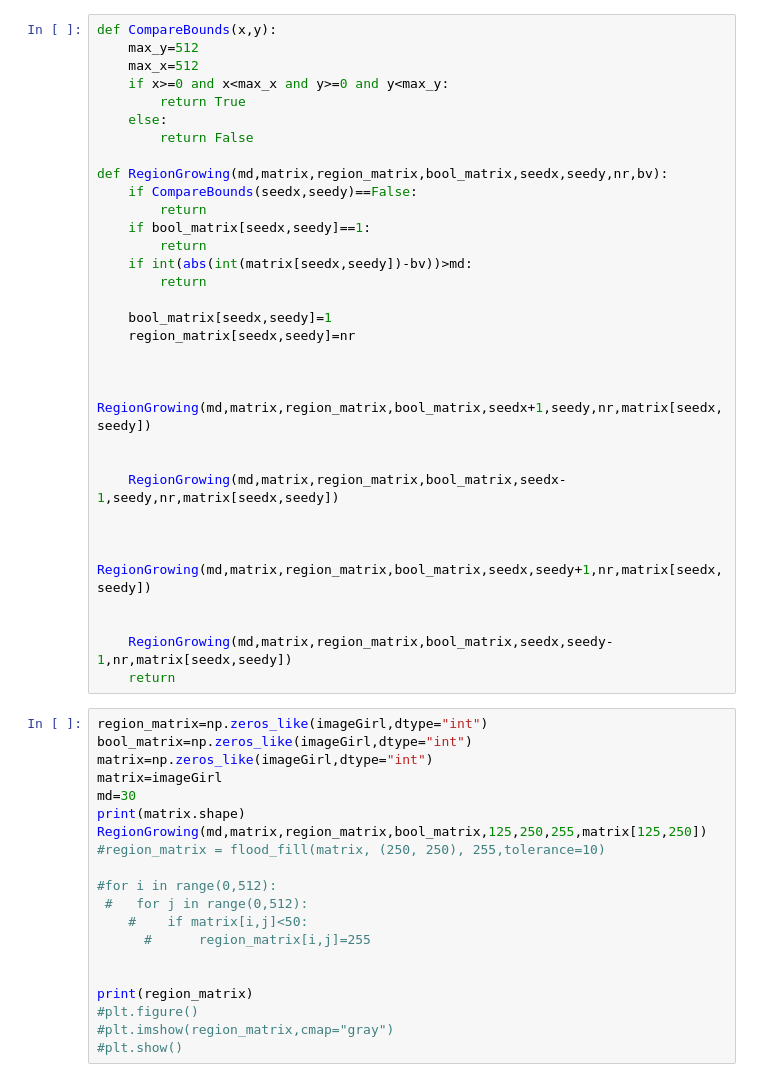
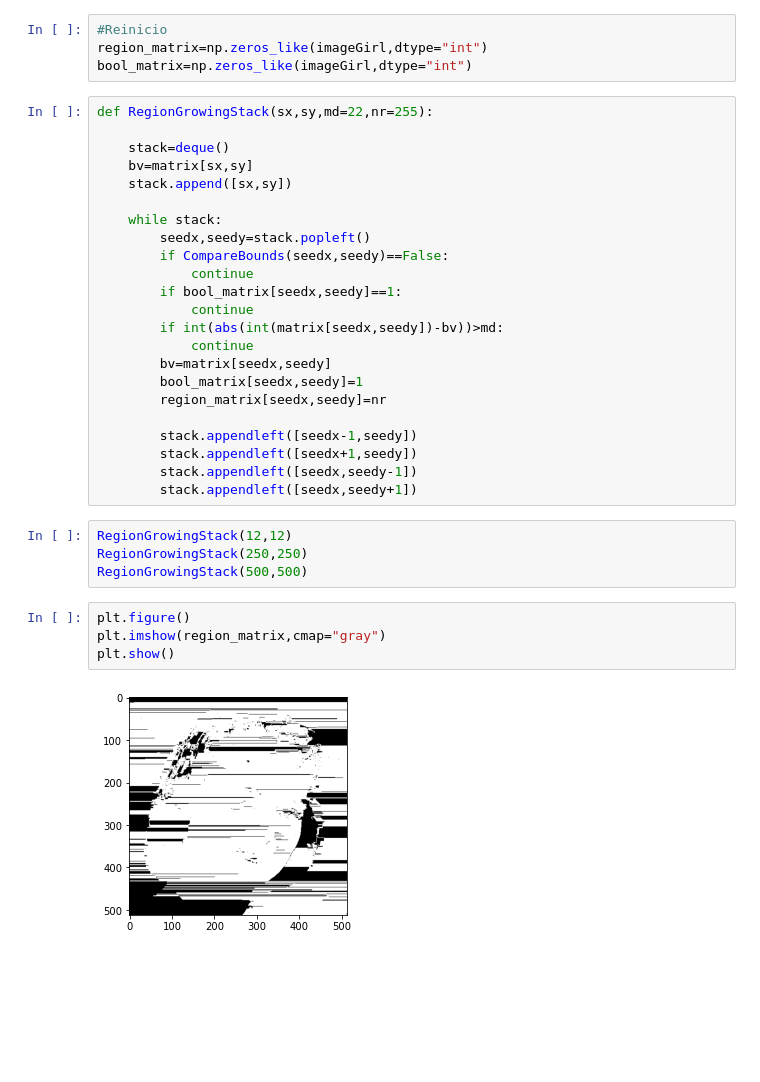
Before and after one commit to JHludwolf/AgentesInteligentes, a Jupyter notebook: Primer Parcial/Tareas/Tarea 1/RegionGrowing.ipynb, the cells around one changed output. Saved outputs shown, nothing was run; the diff lists cells and outputs as text; blank space fills up the shorter version.

Commit message:
Region Growing Finished

```diff
--- a/Primer Parcial/Tareas/Tarea 1/RegionGrowing.ipynb
+++ b/Primer Parcial/Tareas/Tarea 1/RegionGrowing.ipynb
@@ -25,52 +64,37 @@ plt.imshow(imageBride, cmap='gray')
 # %%
-def CompareBounds(x,y):
-    max_y=512
-    max_x=512
-    if x>=0 and x<max_x and y>=0 and y<max_y:
-        return True
-    else:
-        return False
-
-def RegionGrowing(md,matrix,region_matrix,bool_matrix,seedx,seedy,nr,bv):
-    if CompareBounds(seedx,seedy)==False:
-        return
-    if bool_matrix[seedx,seedy]==1:
-        return
-    if int(abs(int(matrix[seedx,seedy])-bv))>md:
-        return
-
-    bool_matrix[seedx,seedy]=1
-    region_matrix[seedx,seedy]=nr
-
-
-    RegionGrowing(md,matrix,region_matrix,bool_matrix,seedx+1,seedy,nr,matrix[seedx,seedy])
-
-
-    RegionGrowing(md,matrix,region_matrix,bool_matrix,seedx-1,seedy,nr,matrix[seedx,seedy])
-
-
-    RegionGrowing(md,matrix,region_matrix,bool_matrix,seedx,seedy+1,nr,matrix[seedx,seedy])
-
-
-    RegionGrowing(md,matrix,region_matrix,bool_matrix,seedx,seedy-1,nr,matrix[seedx,seedy])
-    return
+#Reinicio
+region_matrix=np.zeros_like(imageGirl,dtype="int")
+bool_matrix=np.zeros_like(imageGirl,dtype="int")
 # %%
-region_matrix=np.zeros_like(imageGirl,dtype="int")
-bool_matrix=np.zeros_like(imageGirl,dtype="int")
-matrix=np.zeros_like(imageGirl,dtype="int")
-matrix=imageGirl
-md=30
-print(matrix.shape)
-RegionGrowing(md,matrix,region_matrix,bool_matrix,125,250,255,matrix[125,250])
-#region_matrix = flood_fill(matrix, (250, 250), 255,tolerance=10)
+def RegionGrowingStack(sx,sy,md=22,nr=255):
 
-#for i in range(0,512):
- #   for j in range(0,512):
-    #    if matrix[i,j]<50:
-      #      region_matrix[i,j]=255
+    stack=deque()
+    bv=matrix[sx,sy]
+    stack.append([sx,sy])
 
+    while stack:
+        seedx,seedy=stack.popleft()
+        if CompareBounds(seedx,seedy)==False:
+            continue
+        if bool_matrix[seedx,seedy]==1:
+            continue
+        if int(abs(int(matrix[seedx,seedy])-bv))>md:
+            continue
+        bv=matrix[seedx,seedy]
+        bool_matrix[seedx,seedy]=1
+        region_matrix[seedx,seedy]=nr
 
-print(region_matrix)
-#plt.figure()
-#plt.imshow(region_matrix,cmap="gray")
-#plt.show()
+        stack.appendleft([seedx-1,seedy])
+        stack.appendleft([seedx+1,seedy])
+        stack.appendleft([seedx,seedy-1])
+        stack.appendleft([seedx,seedy+1])
+# %%
+RegionGrowingStack(12,12)
+RegionGrowingStack(250,250)
+RegionGrowingStack(500,500)
+# %%
+plt.figure()
+plt.imshow(region_matrix,cmap="gray")
+plt.show()
+# %% [output]
+[figure, added]
```
Also changed, not shown: parts of 3 cells of this notebook, 1 other file.
